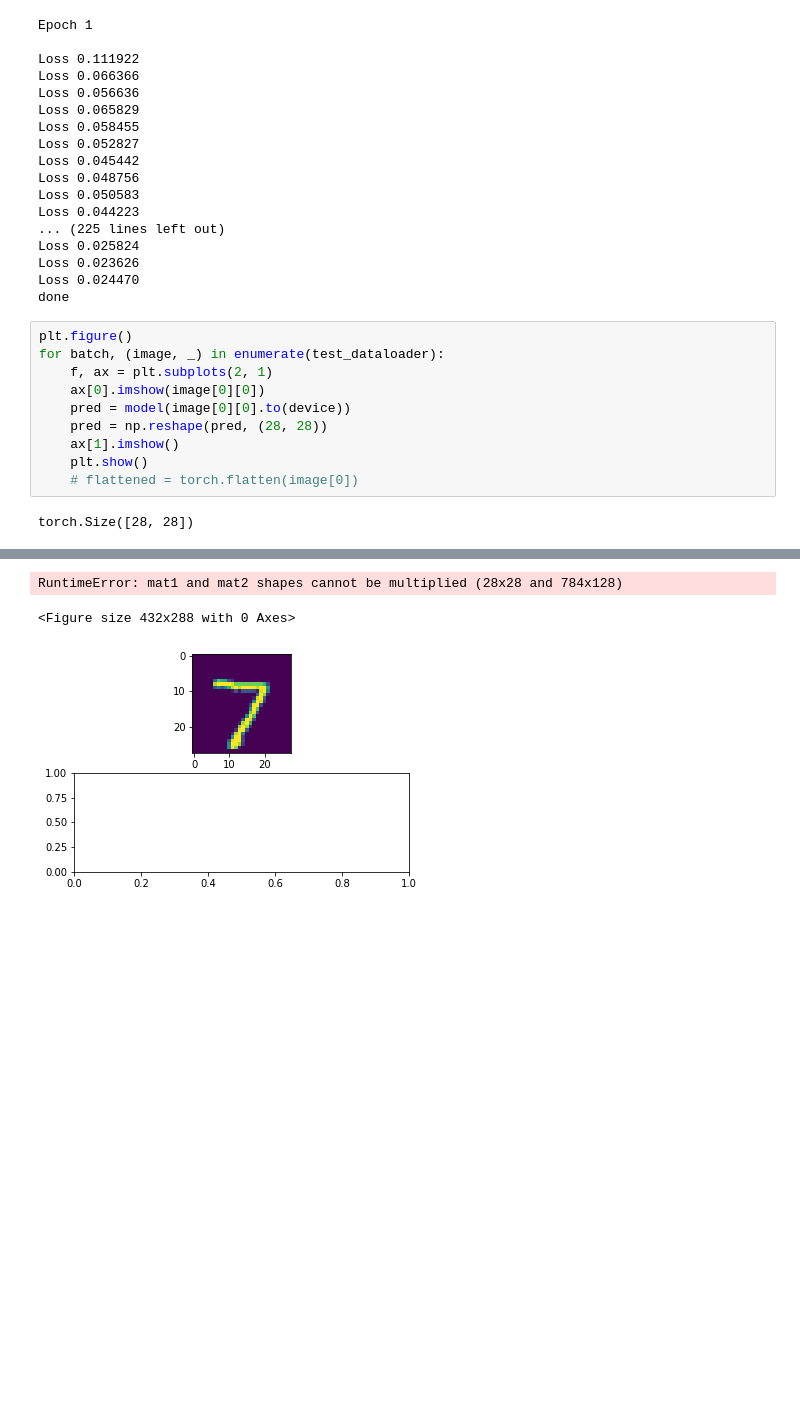
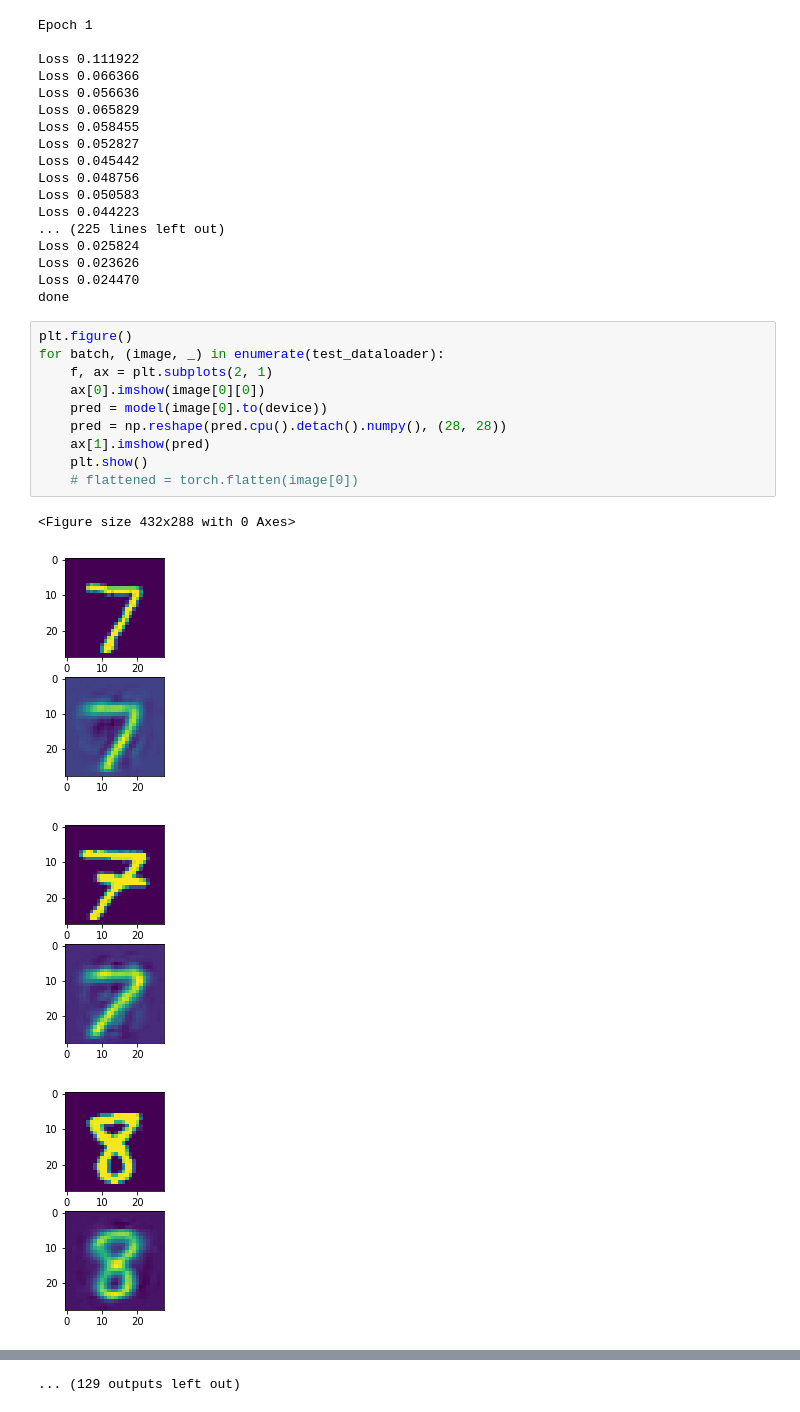
Before and after one commit to Nevin1901/image-sharpening, a Jupyter notebook: main.ipynb, the cells around one changed output, grey strips where cells are left out. Drawn from its saved outputs; the diff is of its cells as text; blank space fills up the shorter version.

```diff
--- a/main.ipynb
+++ b/main.ipynb
@@ -123,12 +123,15 @@ done
 # %%
 plt.figure()
 for batch, (image, _) in enumerate(test_dataloader):
     f, ax = plt.subplots(2, 1)
     ax[0].imshow(image[0][0])
-    pred = model(image[0][0].to(device))
-    pred = np.reshape(pred, (28, 28))
-    ax[1].imshow()
+    pred = model(image[0].to(device))
+    pred = np.reshape(pred.cpu().detach().numpy(), (28, 28))
+    ax[1].imshow(pred)
     plt.show()
     # flattened = torch.flatten(image[0])
 # %% [output]
-torch.Size([28, 28])
+<Figure size 432x288 with 0 Axes>
+[figure, new version]
+[figure, added]
+[figure, added]
@@ -135,3 +146 @@ torch.Size([28, 28])
-RuntimeError: mat1 and mat2 shapes cannot be multiplied (28x28 and 784x128)
+... (129 outputs left out)
-<Figure size 432x288 with 0 Axes>
-[figure, old version]
```
Also changed, not shown: parts of 1 cell of this notebook, 2 other files.
